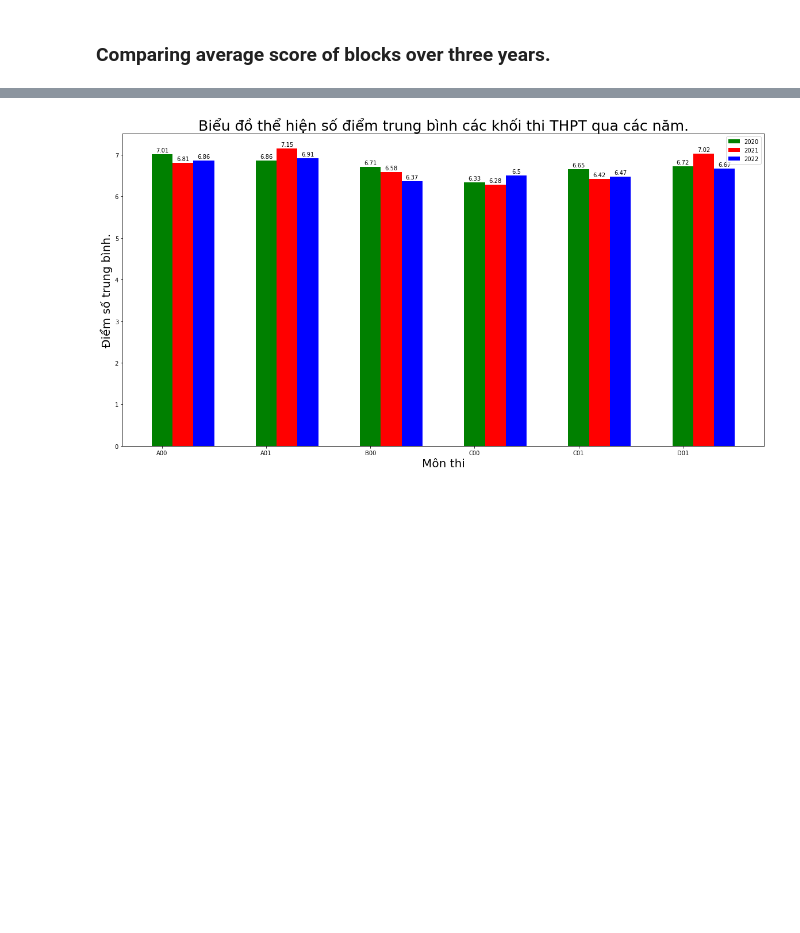
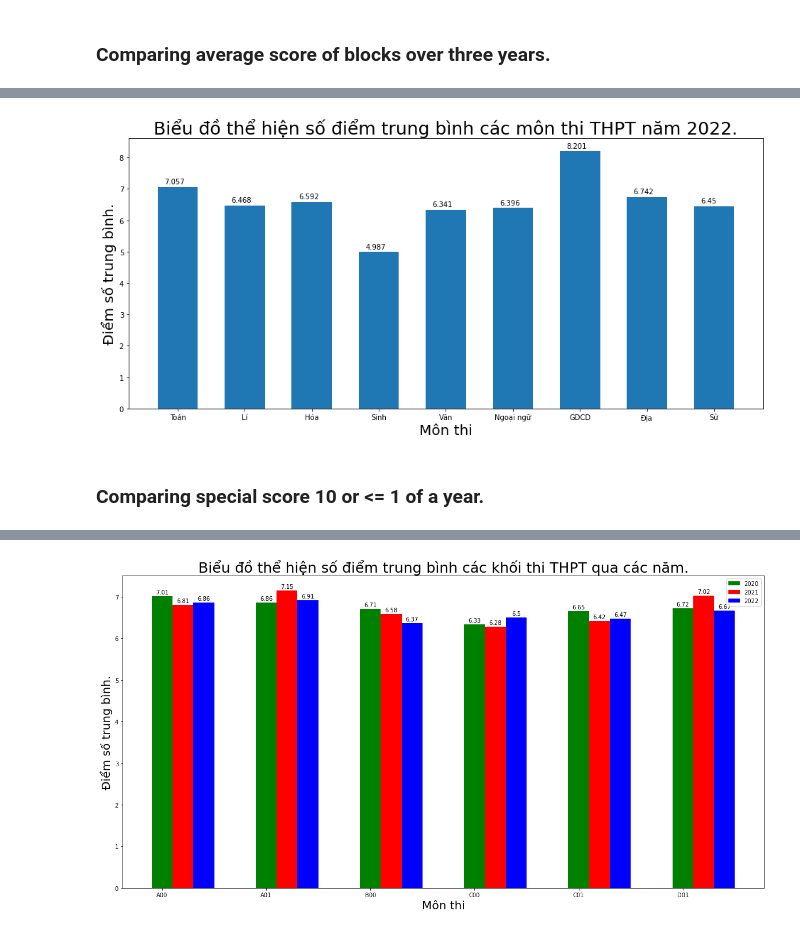
Before and after one commit to QuocBao02/Python-for-Data-Science---Final-Project, a Jupyter notebook: Report.ipynb, the cells around one changed output, grey strips where cells are left out. Saved outputs shown, nothing was run; the diff lists cells and outputs as text; code cells hidden in the pictures; blank space fills up the shorter version.

```diff
--- a/Report.ipynb
+++ b/Report.ipynb
@@ -504,0 +807,20 @@ MeanScoreOfSubjectsOverYears([dataframe2020, dataframe2021, dataframe2022], ["To
+# %%
+# mean score of subjects
+def MeanSubjectPlot(list_subject, dataframe):
+    y_mean = []
+    for subject in list_subject:
+        y_mean.append(round(dataframe.loc[dataframe[subject] >= 0][subject].mean(axis =0), 3))
+    plt.figure(figsize=[16, 7])
+    rects1 = plt.bar(list_subject, y_mean, 0.6, label = "Toan")
+    for bar in rects1:
+        plt.annotate(bar.get_height(), (bar.get_x() + 0.1, bar.get_height()+ 0.1), fontsize = 10)
+    plt.xlabel("Môn thi", fontsize = 20)
+    plt.ylabel("Điểm số trung bình.", fontsize = 20)
+    plt.title("Biểu đồ thể hiện số điểm trung bình các môn thi THPT năm 2022.", fontsize = 25)
+    plt.show()
+# %%
+MeanSubjectPlot(list_subject, dataframe2022)
+# %% [output]
+[figure, added]
+# %% [markdown]
+### Comparing special score 10 or <= 1 of a year.
```
Also changed, not shown: parts of 43 cells of this notebook, 1 other file.
